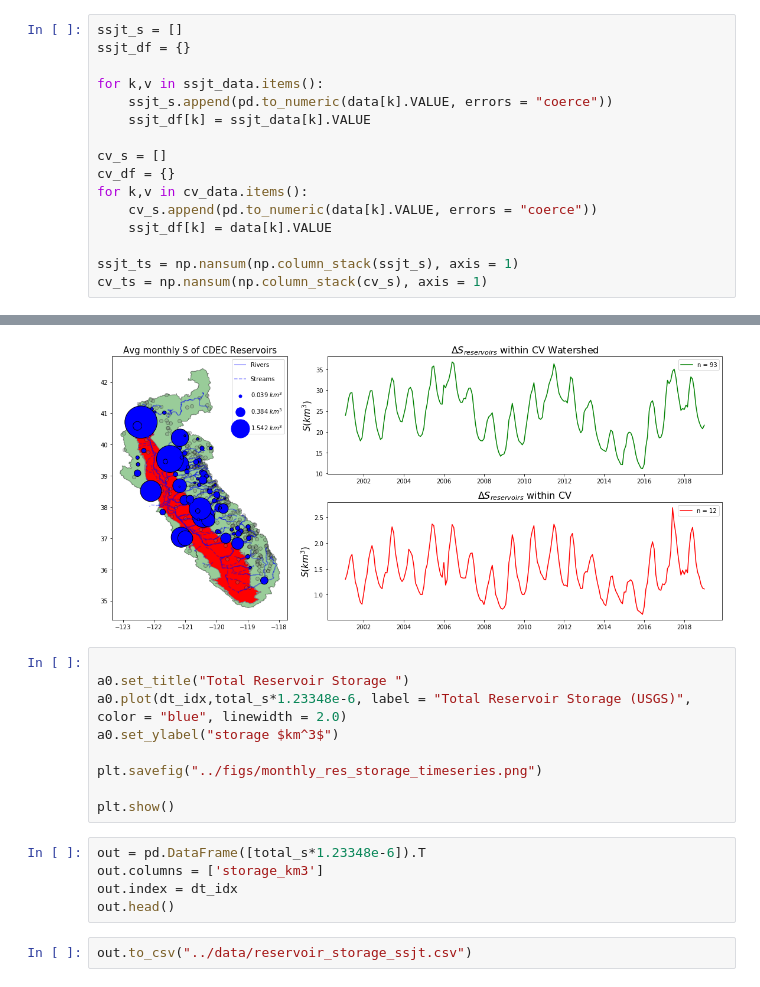
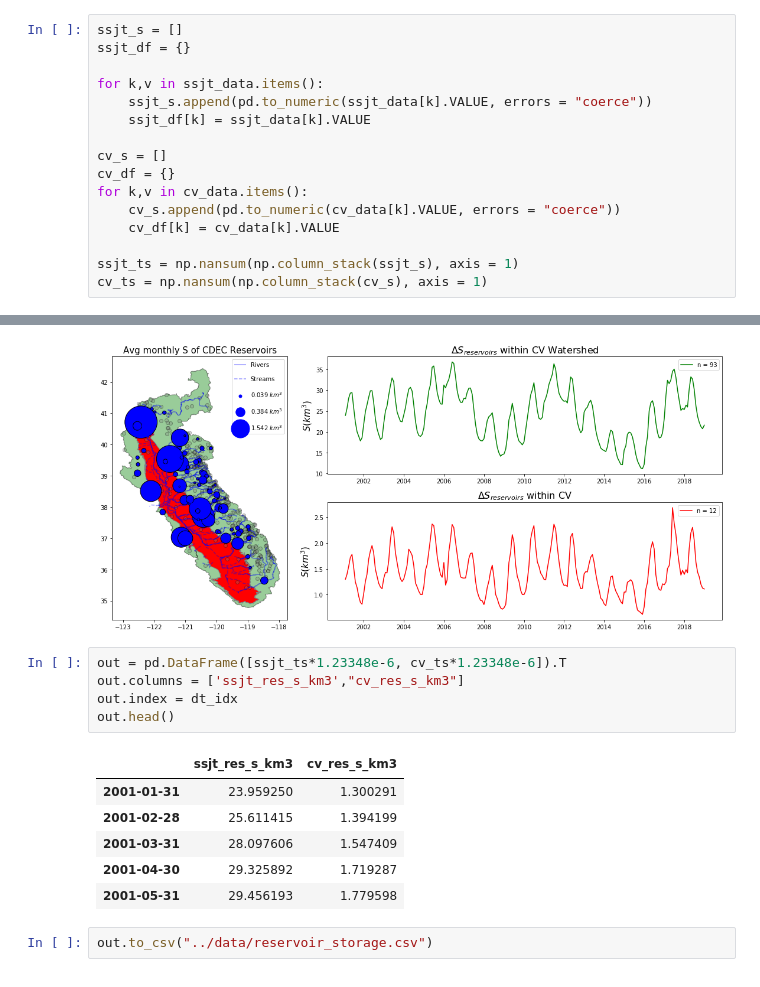
Before and after one commit to kashingtonDC/cvwbm, a Jupyter notebook: code/all_reservoirs.ipynb, the cells around one changed output, grey strips where cells are left out. Cells and saved outputs as stored; diff of their text form.

Commit message:
update reservoirs code to separate ssjt and cv

```diff
--- a/code/all_reservoirs.ipynb
+++ b/code/all_reservoirs.ipynb
@@ -111,14 +114,14 @@ ssjt_s = []
 ssjt_df = {}
 
 for k,v in ssjt_data.items():
-    ssjt_s.append(pd.to_numeric(data[k].VALUE, errors = "coerce"))
+    ssjt_s.append(pd.to_numeric(ssjt_data[k].VALUE, errors = "coerce"))
     ssjt_df[k] = ssjt_data[k].VALUE
 
 cv_s = []
 cv_df = {}
 for k,v in cv_data.items():
-    cv_s.append(pd.to_numeric(data[k].VALUE, errors = "coerce"))
-    ssjt_df[k] = data[k].VALUE
+    cv_s.append(pd.to_numeric(cv_data[k].VALUE, errors = "coerce"))
+    cv_df[k] = cv_data[k].VALUE
 
 ssjt_ts = np.nansum(np.column_stack(ssjt_s), axis = 1)
 cv_ts = np.nansum(np.column_stack(cv_s), axis = 1)
@@ -207,19 +210,17 @@ plt.tight_layout()
 plt.show()
 # %% [output]
 [figure]
-# %%
-
-a0.set_title("Total Reservoir Storage ")
-a0.plot(dt_idx,total_s*1.23348e-6, label = "Total Reservoir Storage (USGS)", color = "blue", linewidth = 2.0)
-a0.set_ylabel("storage $km^3$")
-
-plt.savefig("../figs/monthly_res_storage_timeseries.png")
-
-plt.show()
 # %%
-out = pd.DataFrame([total_s*1.23348e-6]).T
-out.columns = ['storage_km3']
+out = pd.DataFrame([ssjt_ts*1.23348e-6, cv_ts*1.23348e-6]).T
+out.columns = ['ssjt_res_s_km3',"cv_res_s_km3"]
 out.index = dt_idx
 out.head()
+# %% [output]
+|  | ssjt_res_s_km3 | cv_res_s_km3 |
+| 2001-01-31 | 23.959250 | 1.300291 |
+| 2001-02-28 | 25.611415 | 1.394199 |
+| 2001-03-31 | 28.097606 | 1.547409 |
+| 2001-04-30 | 29.325892 | 1.719287 |
+| 2001-05-31 | 29.456193 | 1.779598 |
 # %%
-out.to_csv("../data/reservoir_storage_ssjt.csv")
+out.to_csv("../data/reservoir_storage.csv")
```
Also changed, not shown: parts of 2 cells of this notebook.
